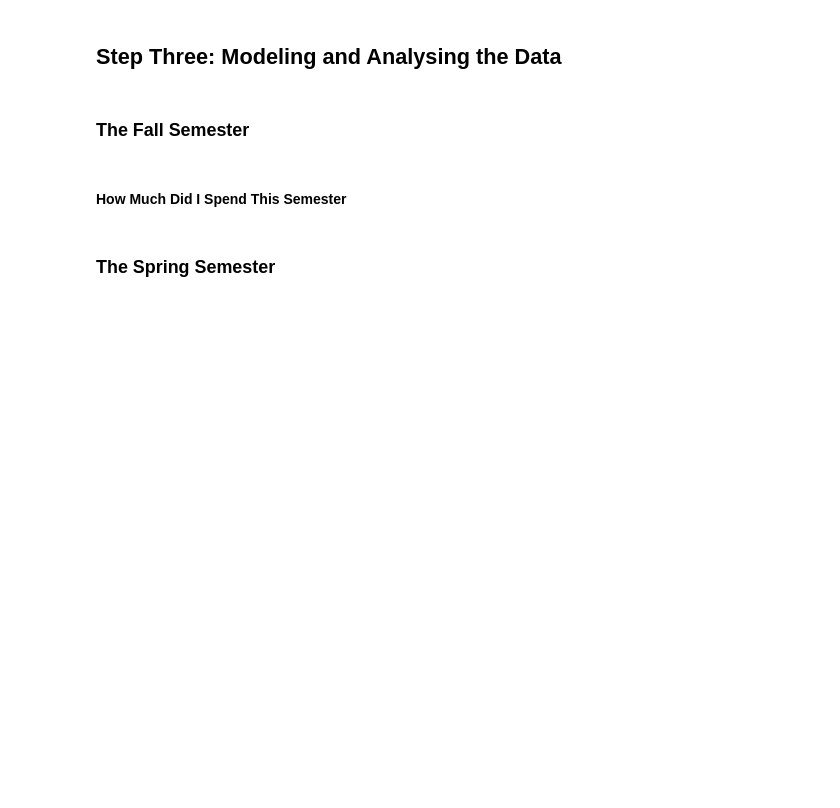
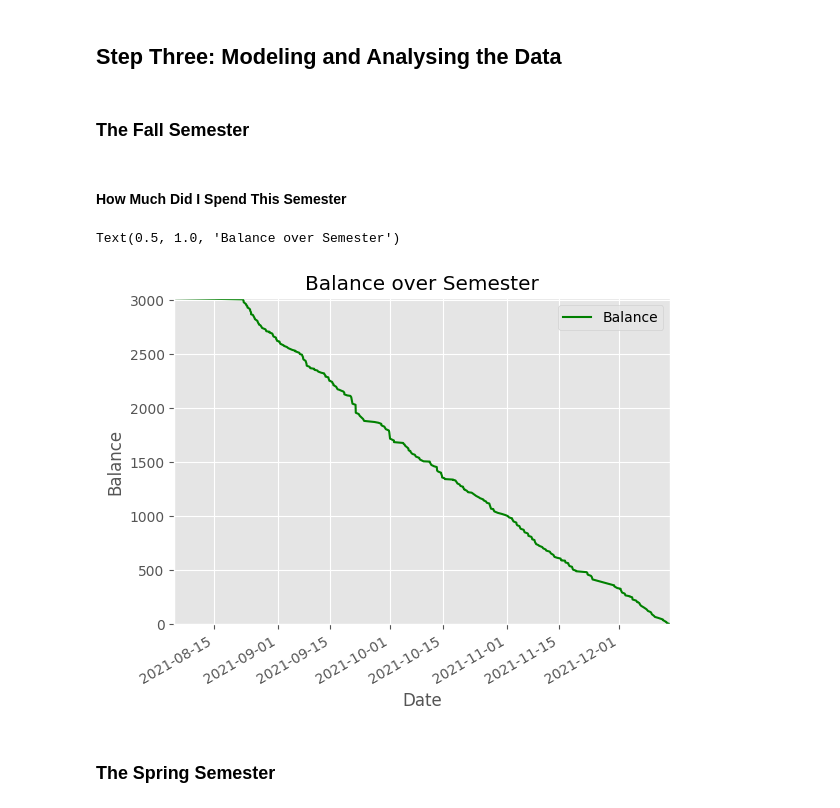
Before and after one commit to mkowusujr/RIT-Dining-Budget-Tracker, a Jupyter notebook: dinning_spending.ipynb, the cells around one changed output. Cells and saved outputs as stored; diff of their text form; code cells hidden in the pictures; blank space fills up the shorter version.

Commit message:
Fixed dataframe not being sorted properly, and graphed some data

```diff
--- a/dinning_spending.ipynb
+++ b/dinning_spending.ipynb
@@ -102,3 +99,15 @@ fall_semester_df['Balance'].iloc[299]
+# %%
+plt.style.use('ggplot')
+fall_semester_df.plot.line(x='Date', y='Balance', color='green')
+axes = plt.gca()
+
+axes.set_xlim([fall_semester_df['Date'].iloc[0], fall_semester_df['Date'].iloc[-1]])
+axes.set_ylim([fall_semester_df['Balance'].iloc[-1], fall_semester_df['Balance'].iloc[0]])
+axes.set_ylabel('Balance')
+axes.set_title('Balance over Semester')
+# %% [output]
+Text(0.5, 1.0, 'Balance over Semester')
+[figure, added]
 # %% [markdown]
 ### The Spring Semester
 # %%
```
Also changed, not shown: parts of 3 cells of this notebook.
